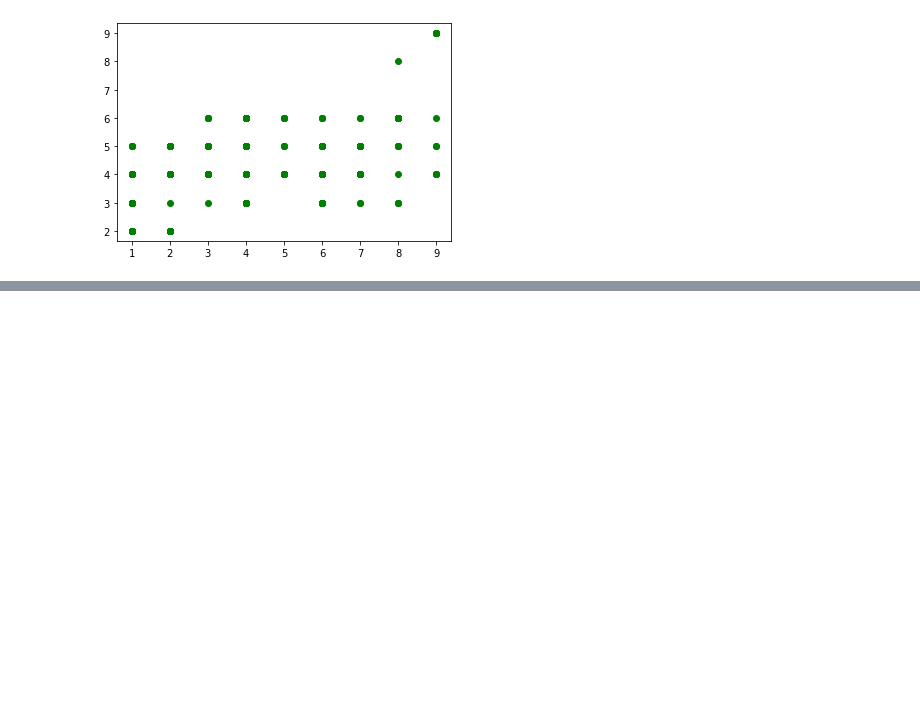
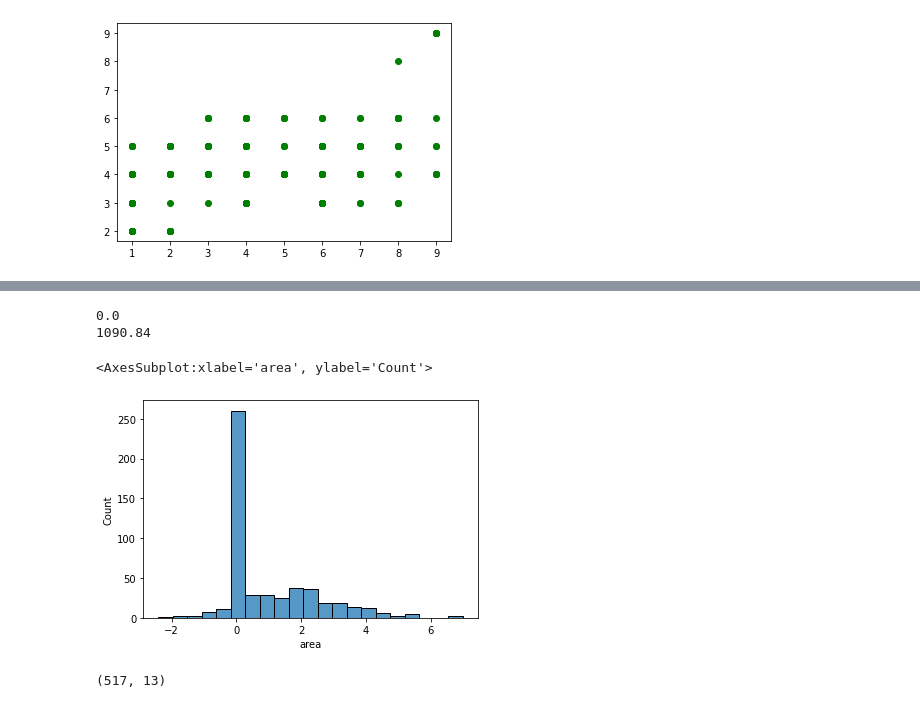
Before and after one commit to amaru0601/multi-variable-regression, a Jupyter notebook: Multi-Variable-Regression.ipynb, the cells around one changed output, grey strips where cells are left out. Cells and saved outputs as stored; diff of their text form; code cells hidden in the pictures; blank space fills up the shorter version.

```diff
--- a/Multi-Variable-Regression.ipynb
+++ b/Multi-Variable-Regression.ipynb
@@ -34,0 +37,13 @@ Y.shape
+# %%
+print(min(df['area']))
+print(max(df['area']))
+df['area'] = np.log(df['area'])
+df['area'] = df['area'].replace(-np.inf, 0)
+# %% [output]
+0.0
+1090.84
+# %%
+sns.histplot(data = df['area'])
+# %% [output]
+<AxesSubplot:xlabel='area', ylabel='Count'>
+[figure, added]
@@ -34,0 +57,9 @@ Y.shape
+# %%
+day_df = {'mon':1, 'tue':2, 'wed':3, 'thu':4,'fri':5,'sat':6,'sun':7}
+month_df = {'jan':1,'feb':2,'mar':3,'apr':4,'may':5,'jun':6,'jul':7,'aug':8,'sep':9,'oct':10,'nov':11,'dec':12}
+df2=df
+df2['day']=df2['day'].map(day_df)
+df2['month']=df2['month'].map(month_df)
+df2.shape
+# %% [output]
+(517, 13)
```
Also changed, not shown: parts of 23 cells of this notebook.
